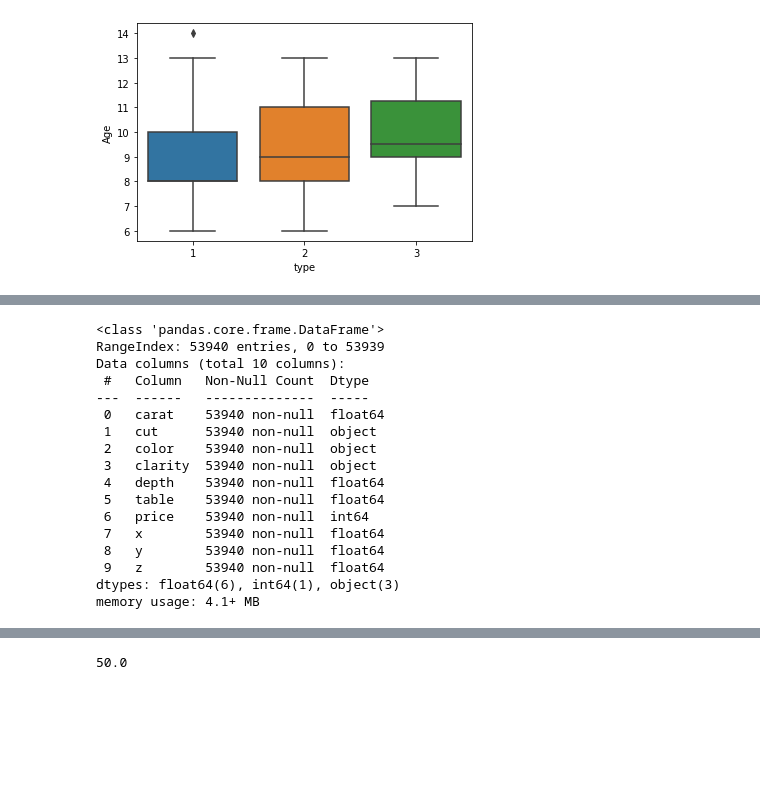
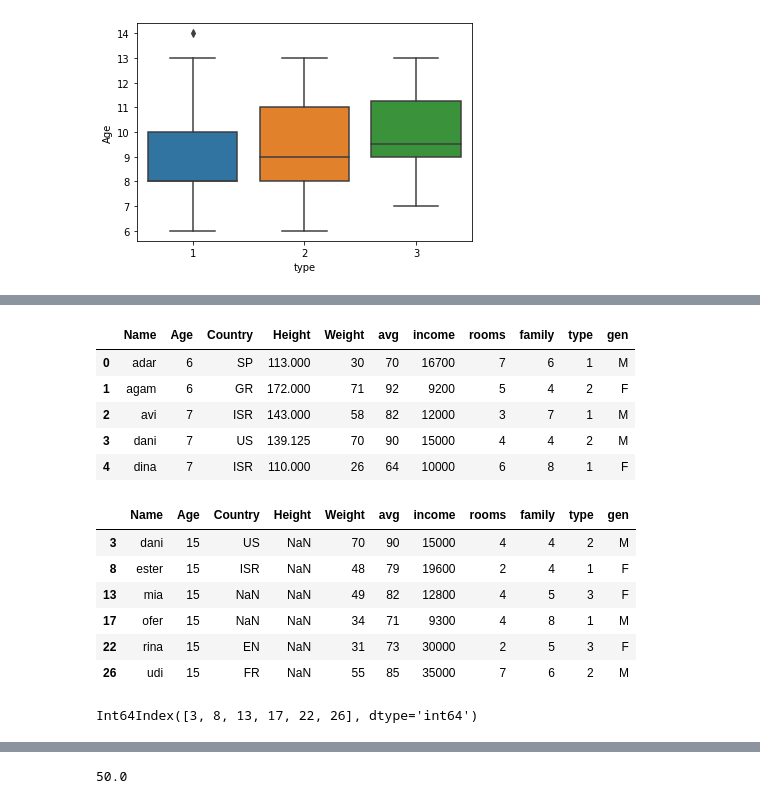
Before and after one commit to dev-area/DS, a Jupyter notebook: day2_DU.ipynb, the cells around one changed output, grey strips where cells are left out. Drawn from its saved outputs; the diff is of its cells as text; code cells hidden in the pictures; blank space fills up the shorter version.

```diff
--- a/day2_DU.ipynb
+++ b/day2_DU.ipynb
@@ -229,20 +249,11 @@ df.head()
 # %%
-df.info()
+df.head()
 # %% [output]
-<class 'pandas.core.frame.DataFrame'>
-RangeIndex: 53940 entries, 0 to 53939
-Data columns (total 10 columns):
- #   Column   Non-Null Count  Dtype
----  ------   --------------  -----
- 0   carat    53940 non-null  float64
- 1   cut      53940 non-null  object
- 2   color    53940 non-null  object
- 3   clarity  53940 non-null  object
- 4   depth    53940 non-null  float64
- 5   table    53940 non-null  float64
- 6   price    53940 non-null  int64
- 7   x        53940 non-null  float64
- 8   y        53940 non-null  float64
- 9   z        53940 non-null  float64
-dtypes: float64(6), int64(1), object(3)
-memory usage: 4.1+ MB
+|  | Name | Age | Country | Height | Weight | avg | income | rooms | family | type | gen |
+| 0 | adar | 6 | SP | 113.000 | 30 | 70 | 16700 | 7 | 6 | 1 | M |
+| 1 | agam | 6 | GR | 172.000 | 71 | 92 | 9200 | 5 | 4 | 2 | F |
+| 2 | avi | 7 | ISR | 143.000 | 58 | 82 | 12000 | 3 | 7 | 1 | M |
+| 3 | dani | 7 | US | 139.125 | 70 | 90 | 15000 | 4 | 4 | 2 | M |
+| 4 | dina | 7 | ISR | 110.000 | 26 | 64 | 10000 | 6 | 8 | 1 | F |
+# %%
+df.loc[df.Age > 10 , 'Age'] = 10
@@ -248,0 +262,14 @@ memory usage: 4.1+ MB
+# %%
+df.loc[df.Height.isnull()]
+# %% [output]
+|  | Name | Age | Country | Height | Weight | avg | income | rooms | family | type | gen |
+| 3 | dani | 15 | US | NaN | 70 | 90 | 15000 | 4 | 4 | 2 | M |
+| 8 | ester | 15 | ISR | NaN | 48 | 79 | 19600 | 2 | 4 | 1 | F |
+| 13 | mia | 15 | NaN | NaN | 49 | 82 | 12800 | 4 | 5 | 3 | F |
+| 17 | ofer | 15 | NaN | NaN | 34 | 71 | 9300 | 4 | 8 | 1 | M |
+| 22 | rina | 15 | EN | NaN | 31 | 73 | 30000 | 2 | 5 | 3 | F |
+| 26 | udi | 15 | FR | NaN | 55 | 85 | 35000 | 7 | 6 | 2 | M |
+# %%
+df.loc[df.Height.isnull()].index
+# %% [output]
+Int64Index([3, 8, 13, 17, 22, 26], dtype='int64')
```
Also changed, not shown: parts of 29 cells of this notebook.
